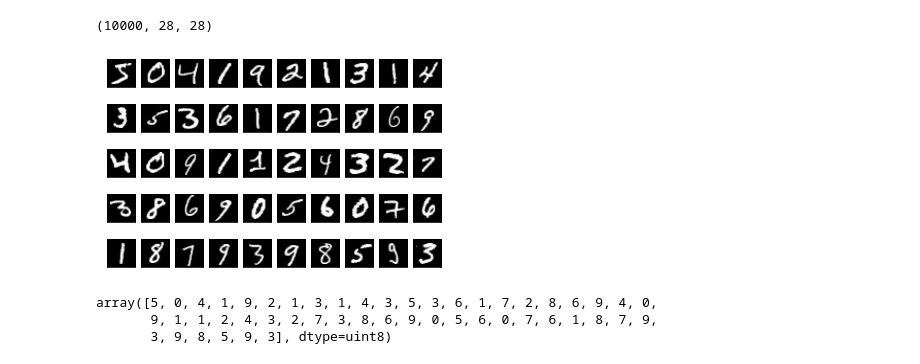
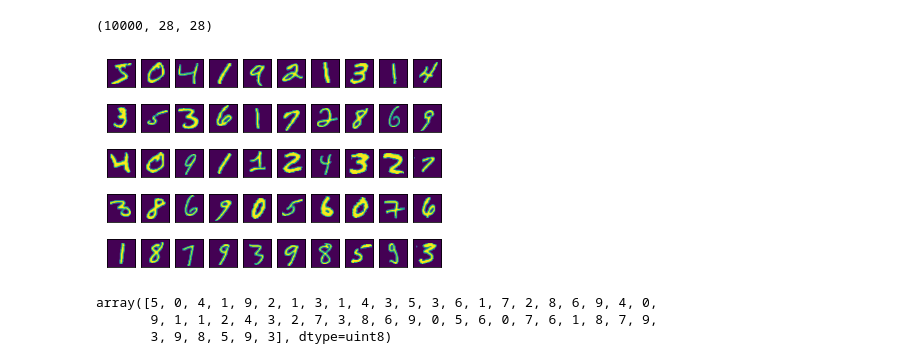
Before and after one commit to AmitGairola/Python-Projects, a Jupyter notebook: Deep Learning/Artificial Neural Networks/Deep Learning with Keras MNIST.ipynb, the cells around one changed output. Saved outputs shown, nothing was run; the diff lists cells and outputs as text; code cells hidden in the pictures.

```diff
--- a/Deep Learning/Artificial Neural Networks/Deep Learning with Keras MNIST.ipynb
+++ b/Deep Learning/Artificial Neural Networks/Deep Learning with Keras MNIST.ipynb
@@ -18,12 +18,12 @@ import matplotlib.pyplot as plt
 # %%
 for digit_num in range(0,50):
     plt.subplot(5,10, digit_num+1)
     mat_data = X_train[digit_num].reshape(28,28)
-    plt.imshow(mat_data, cmap = 'gray')
+    plt.imshow(mat_data)
     plt.xticks([])
     plt.yticks([])
 # %% [output]
-[figure, old version]
+[figure, new version]
 # %%
 y_train[0:50]
 # %% [output]
```
Also changed, not shown: parts of 21 cells of this notebook, 2 other files.
